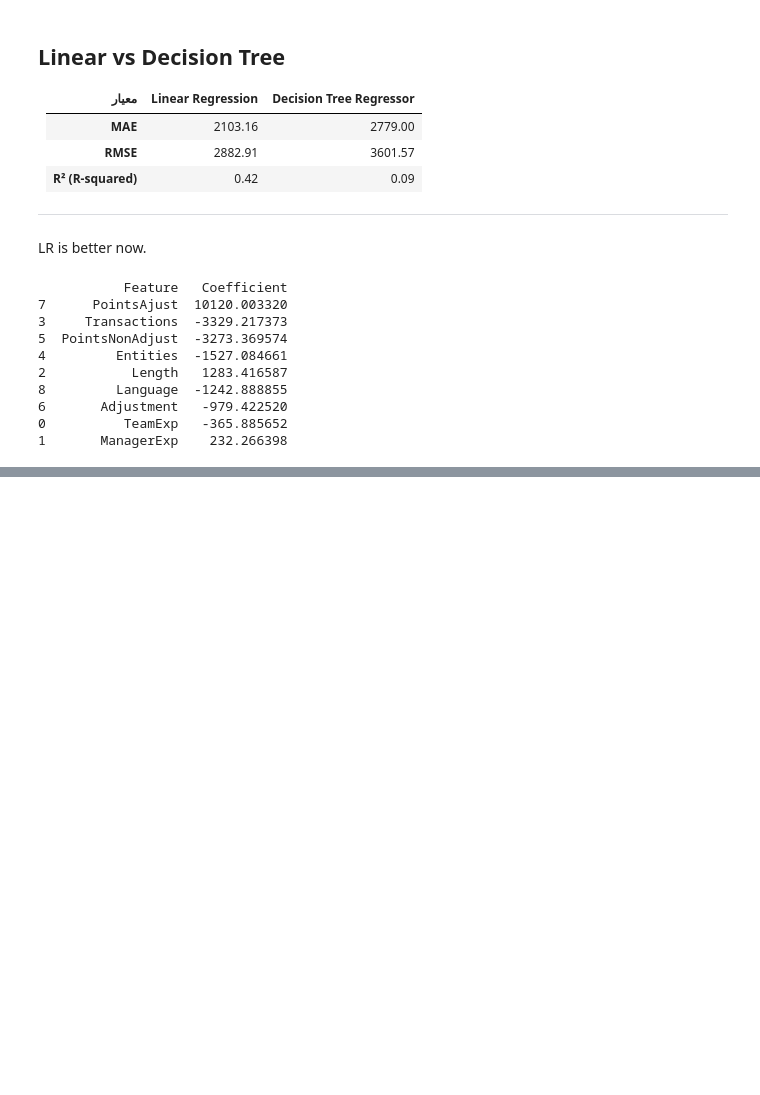
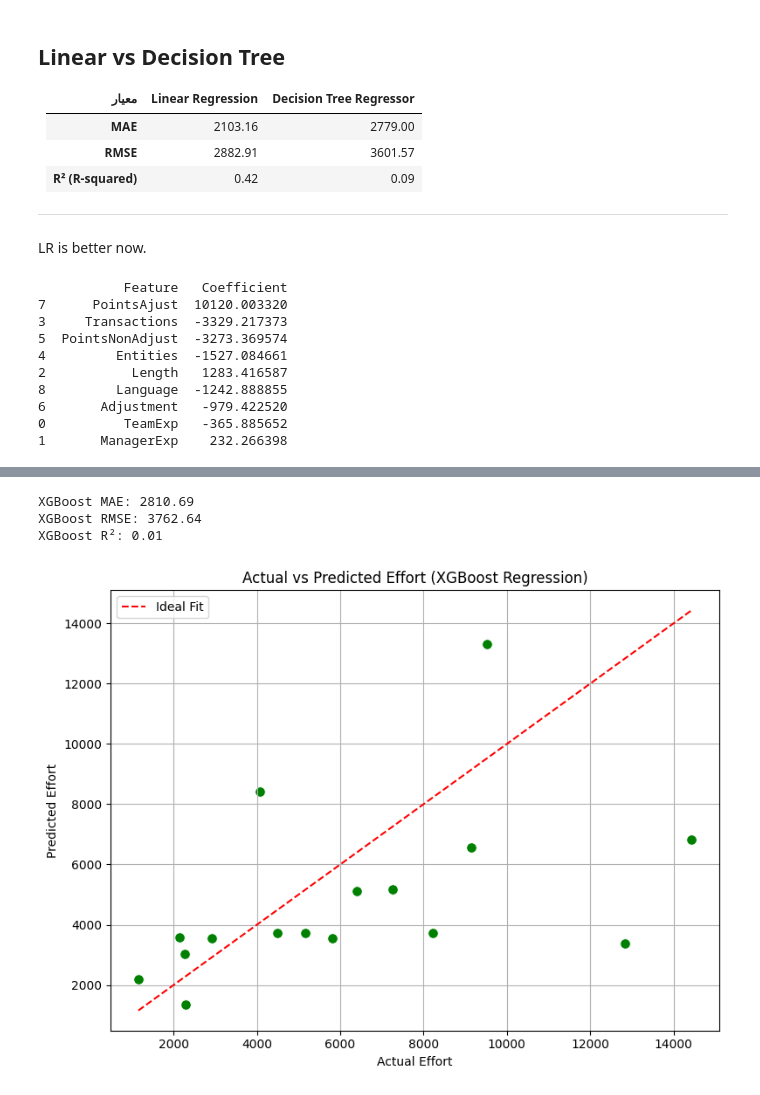
Before and after one commit to Shahbazi-Amir/SmartDevTime, a Jupyter notebook: smartdevtime_project_duration_prediction.ipynb, the cells around one changed output, grey strips where cells are left out. Saved outputs shown, nothing was run; the diff lists cells and outputs as text; code cells hidden in the pictures; blank space fills up the shorter version.

```diff
--- a/smartdevtime_project_duration_prediction.ipynb
+++ b/smartdevtime_project_duration_prediction.ipynb
@@ -444,0 +449,10 @@ print(coef_df)
+# %%
+important_features = ['PointsAjust', 'Transactions', 'PointsNonAdjust', 'Entities', 'Length', 'Language']
+# %%
+X_train_simple = X_train[important_features]
+X_test_simple = X_test[important_features]
+# %%
+from sklearn.linear_model import LinearRegression
+
+simple_model = LinearRegression()
+simple_model.fit(X_train_simple, y_train)
@@ -444,0 +512,39 @@ print(coef_df)
+# %%
+# Step 1: Import XGBoost Regressor and evaluation metrics
+from xgboost import XGBRegressor
+from sklearn.metrics import mean_absolute_error, mean_squared_error, r2_score
+
+# Step 2: Initialize the XGBoost regressor with basic parameters
+xgb_model = XGBRegressor(objective='reg:squarederror', random_state=42, n_estimators=100)
+
+# Step 3: Fit the model on training data (scaled or original)
+xgb_model.fit(X_train, y_train)
+
+# Step 4: Predict on the test set
+y_pred_xgb = xgb_model.predict(X_test)
+
+# Step 5: Evaluate the model
+mae_xgb = mean_absolute_error(y_test, y_pred_xgb)
+rmse_xgb = np.sqrt(mean_squared_error(y_test, y_pred_xgb))
+r2_xgb = r2_score(y_test, y_pred_xgb)
+
+print(f"XGBoost MAE: {mae_xgb:.2f}")
+print(f"XGBoost RMSE: {rmse_xgb:.2f}")
+print(f"XGBoost R²: {r2_xgb:.2f}")
+# %% [output]
+XGBoost MAE: 2810.69
+XGBoost RMSE: 3762.64
+XGBoost R²: 0.01
+# %%
+plt.figure(figsize=(8, 6))
+sns.scatterplot(x=y_test, y=y_pred_xgb, color='green', s=70)
+plt.plot([y_test.min(), y_test.max()], [y_test.min(), y_test.max()], 'r--', label='Ideal Fit')
+plt.xlabel("Actual Effort")
+plt.ylabel("Predicted Effort")
+plt.title("Actual vs Predicted Effort (XGBoost Regression)")
+plt.legend()
+plt.grid(True)
+plt.tight_layout()
+plt.show()
+# %% [output]
+[figure, added]
```
Also changed, not shown: parts of 5 cells of this notebook, 1 other file.
